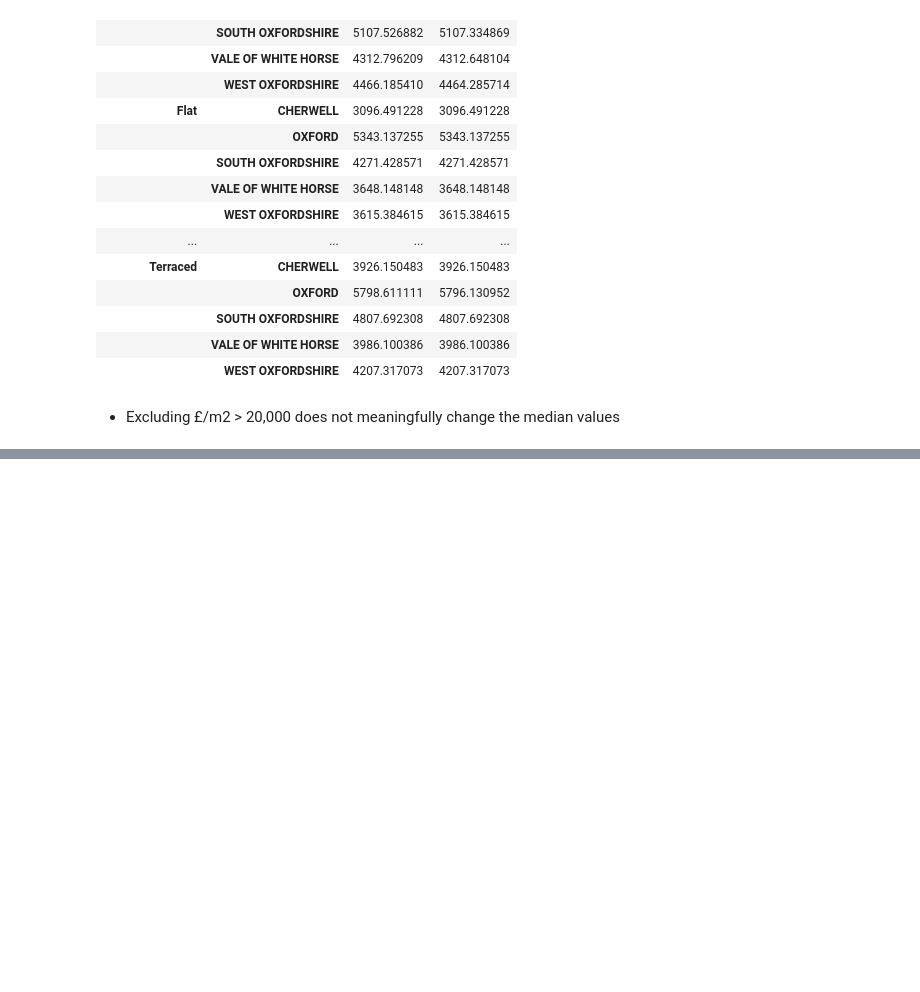
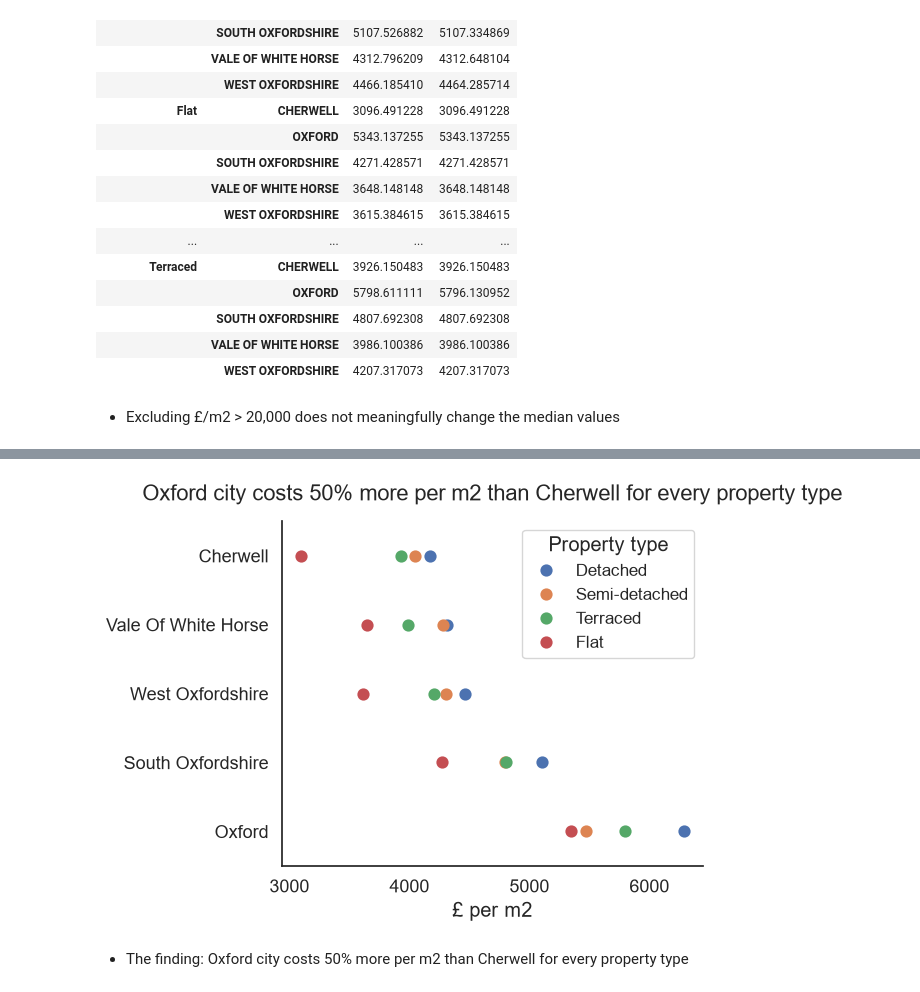
Before and after one commit to TomSCarter/oxfordshire-house-prices-dashboard, a Jupyter notebook: week_12_visuals_dashboards.ipynb, the cells around one changed output, grey strips where cells are left out. Saved outputs shown, nothing was run; the diff lists cells and outputs as text; code cells hidden in the pictures; blank space fills up the shorter version.

```diff
--- a/week_12_visuals_dashboards.ipynb
+++ b/week_12_visuals_dashboards.ipynb
@@ -216,0 +225,17 @@ pd.concat([recent_years.groupby(['property_subtype', 'district'])['£/m2'].media
+# %%
+recent_years['district'] = recent_years['district'].str.title()
+sorted_medians = recent_years.groupby('district')['£/m2'].median().sort_values()
+sorted_idx = list(sorted_medians.index)
+
+sns.set_theme(style='white', font_scale=1.2)
+g= sns.pointplot(recent_years, x= '£/m2', hue='property_subtype', y='district', order=sorted_idx, hue_order=['Detached', 'Semi-detached', 'Terraced', 'Flat'], estimator='median', linestyle='none', errorbar=('ci',0))
+g.set_title('Oxford city costs 50% more per m2 than Cherwell for every property type', pad=15, fontsize=16)
+g.set(ylabel='', xlabel='£ per m2')
+g.legend(title='Property type', fontsize=12)
+sns.despine()
+plt.tight_layout()
+plt.show()
+# %% [output]
+[figure, added]
+# %% [markdown]
+- The finding: Oxford city costs 50% more per m2 than Cherwell for every property type
```
Also changed, not shown: parts of 8 cells of this notebook, 1 other file.
